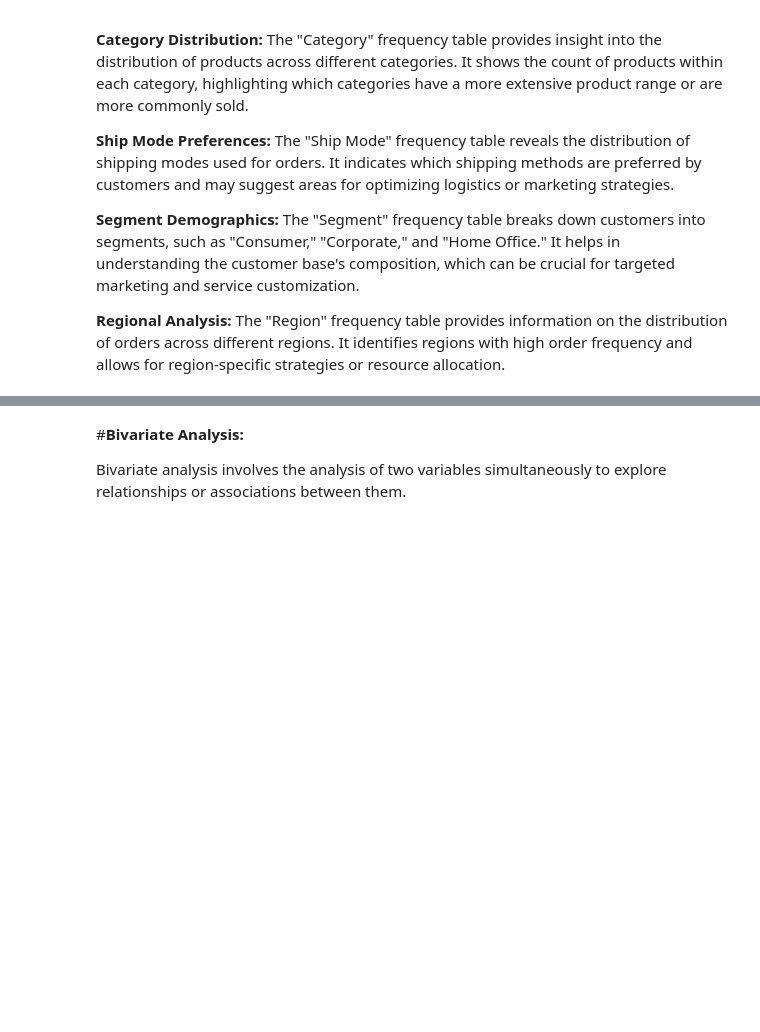
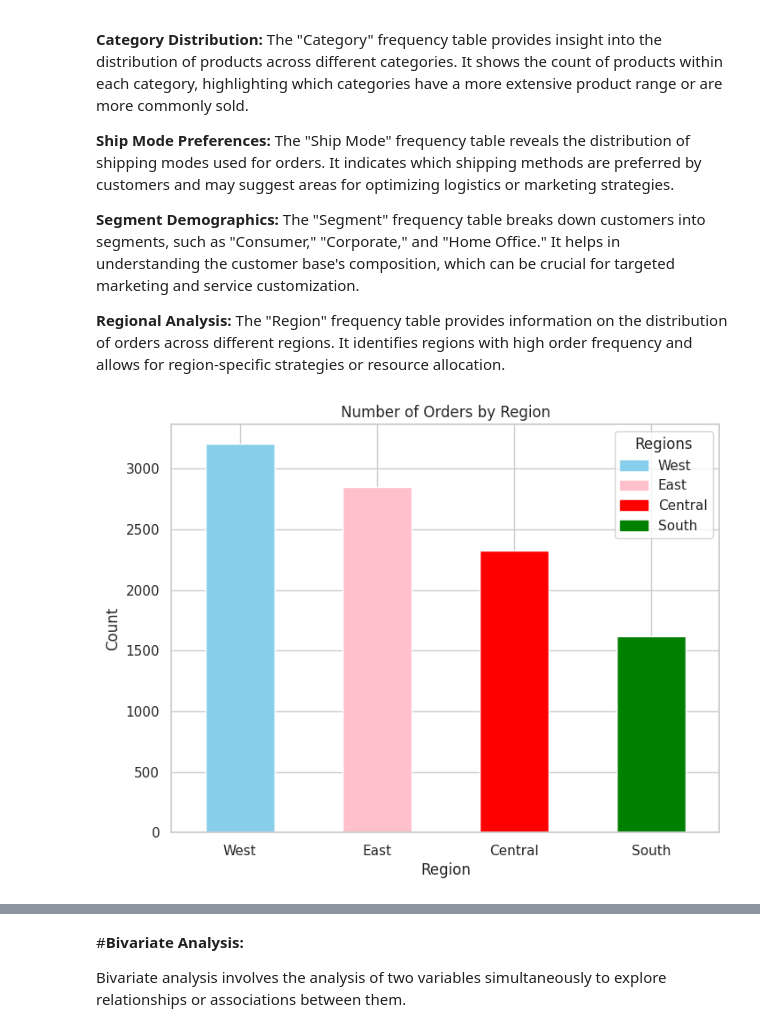
Before and after one commit to aditi-saste/superstrore_database, a Jupyter notebook: Untitled23.ipynb, the cells around one changed output, grey strips where cells are left out. Saved outputs shown, nothing was run; the diff lists cells and outputs as text; code cells hidden in the pictures; blank space fills up the shorter version.

```diff
--- a/Untitled23.ipynb
+++ b/Untitled23.ipynb
@@ -395,3 +395,24 @@ Frequency Table for 'Ship Mode':
 **Segment Demographics:** The "Segment" frequency table breaks down customers into segments, such as "Consumer," "Corporate," and "Home Office." It helps in understanding the customer base's composition, which can be crucial for targeted marketing and service customization.
 
 **Regional Analysis:** The "Region" frequency table provides information on the distribution of orders across different regions. It identifies regions with high order frequency and allows for region-specific strategies or resource allocation.
+# %%
+# Create a bar plot
+plt.figure(figsize=(8, 6))
+region_counts.plot(kind='bar', color=['skyblue', 'pink', 'red', 'green'])
+
+# Set labels and title
+plt.xlabel('Region')
+plt.ylabel('Count')
+plt.title('Number of Orders by Region')
+
+# Customize the legend
+legend_labels = ['West', 'East', 'Central', 'South']
+legend_colors = ['skyblue', 'pink', 'red', 'green']
+handles = [plt.Rectangle((0,0),1,1, color=color) for color in legend_colors]
+plt.legend(handles, legend_labels, title='Regions', loc='upper right')
+
+# Display the plot
+plt.xticks(rotation=0)  # Optional: Rotate x-axis labels if needed
+plt.show()
+# %% [output]
+[figure, added]
```
Also changed, not shown: parts of 12 cells of this notebook.
